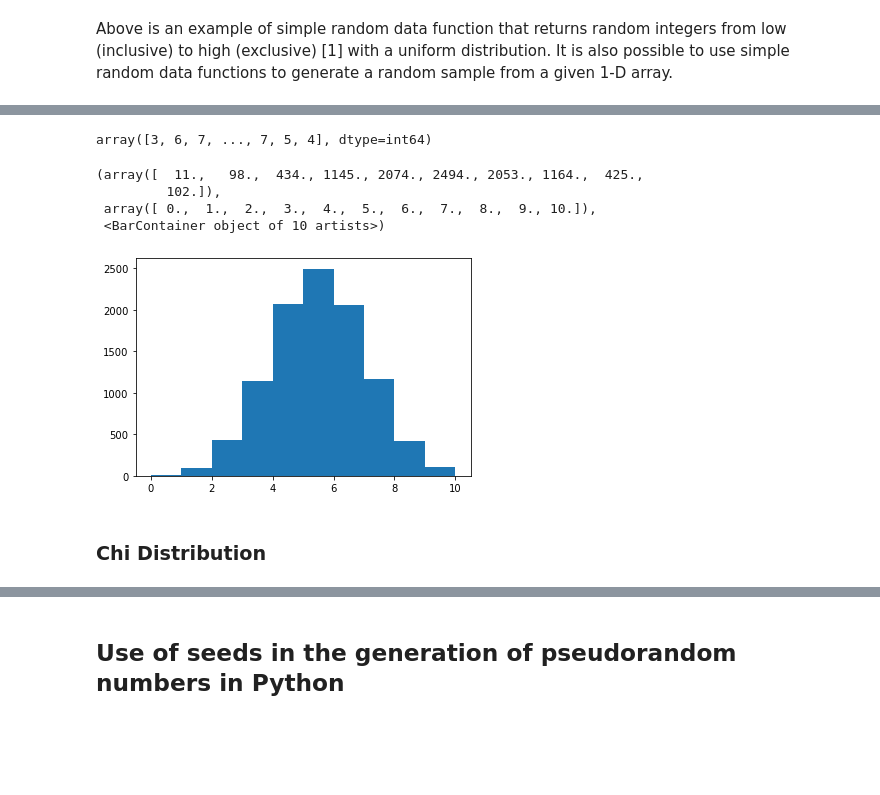
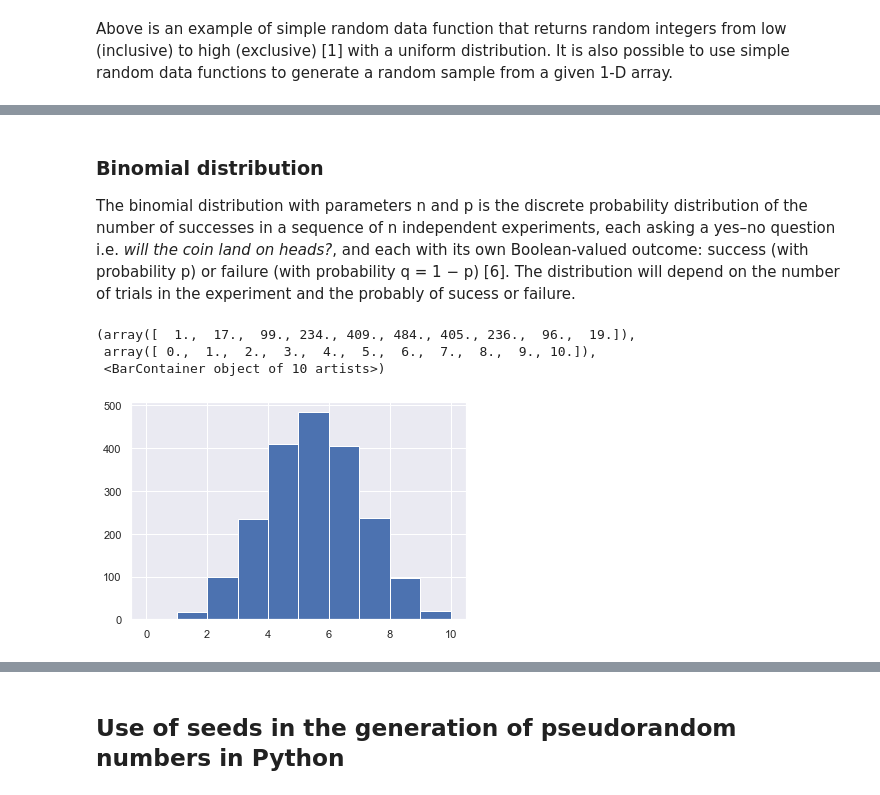
Before and after one commit to Aine-Kearns/Programming_for_data_analysis_assignment, a Jupyter notebook: Assignment_Programming_for_Data_Analytics.ipynb, the cells around one changed output, grey strips where cells are left out. Saved outputs shown, nothing was run; the diff lists cells and outputs as text; code cells hidden in the pictures; blank space fills up the shorter version.

Commit message:
updated information on distributions

```diff
--- a/Assignment_Programming_for_Data_Analytics.ipynb
+++ b/Assignment_Programming_for_Data_Analytics.ipynb
@@ -110,0 +147,3 @@ Below is an overview of five distribution functions: standard normal, binomial,
+# %%
+sns.set_theme()
+sns.displot(sn, kind="kde")
@@ -111,19 +153,16 @@ Below is an overview of five distribution functions: standard normal, binomial,
+# %% [markdown]
+### Binomial distribution
+The binomial distribution with parameters n and p is the discrete probability distribution of the number of successes in a sequence of n independent experiments, each asking a yes–no question i.e. *will the coin land on heads?*, and each with its own Boolean-valued outcome: success (with probability p) or failure (with probability q = 1 − p) [6]. The distribution will depend on the number of trials in the experiment and the probably of sucess or failure.
 # %%
 rng = np.random.default_rng()
 n, p = 10, .5
 # number of trials, probability of each trial
-s = rng.binomial(n, p, 10000)
-# result of flipping a coin 10 times, tested 10000 times
-s
+b = rng.binomial(n, p, 2000)
+# result of flipping a coin 10 times, tested 2000 times
-# %% [output]
-array([3, 6, 7, ..., 7, 5, 4], dtype=int64)
 # %%
-plt.hist(s)
+plt.hist(b)
 # %% [output]
-(array([  11.,   98.,  434., 1145., 2074., 2494., 2053., 1164.,  425.,
-         102.]),
+(array([  1.,  17.,  99., 234., 409., 484., 405., 236.,  96.,  19.]),
  array([ 0.,  1.,  2.,  3.,  4.,  5.,  6.,  7.,  8.,  9., 10.]),
  <BarContainer object of 10 artists>)
-[figure, old version]
+[figure, new version]
-# %% [markdown]
-### Chi Distribution
```
Also changed, not shown: parts of 40 cells of this notebook.
